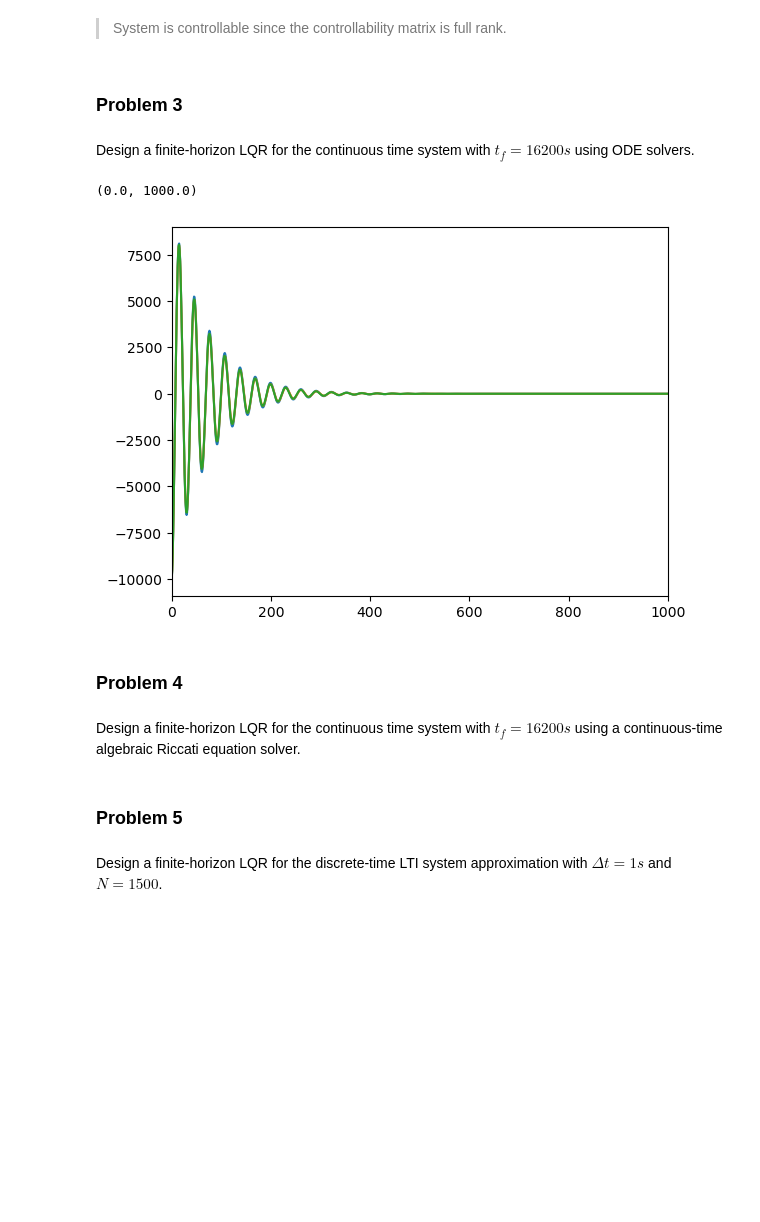
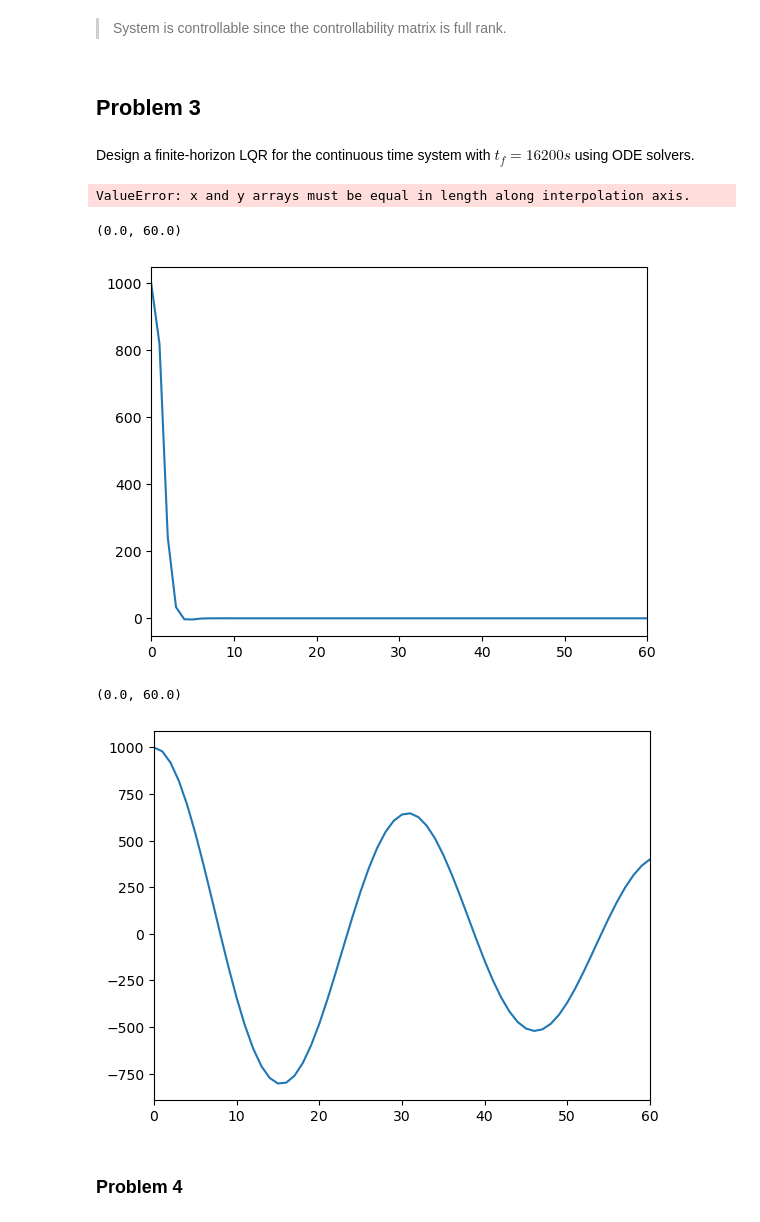
Before and after one commit to benlucke1/aem566, a Jupyter notebook: project1/aem566_project1_main.ipynb, the cells around one changed output. Saved outputs shown, nothing was run; the diff lists cells and outputs as text; code cells hidden in the pictures; blank space fills up the shorter version.

```diff
--- a/project1/aem566_project1_main.ipynb
+++ b/project1/aem566_project1_main.ipynb
@@ -50,14 +49,4 @@ nt_symbolic = smp.Symbol("n_t")
 # %%
-A_ct_sympy = smp.Matrix(
-    [
-        [0, 0, 0, 1, 0, 0],
-        [0, 0, 0, 0, 1, 0],
-        [0, 0, 0, 0, 0, 1],
-        [3 * nt_symbolic**2, 0, 0, 0, 2 * nt_symbolic, 0],
-        [0, 0, 0, -2 * nt_symbolic**2, 0, 0],
-        [0, 0, -(nt_symbolic**2), 0, 0, 0],
-    ]
-)
 A_ct_numpy = np.array(
     [
         [0, 0, 0, 1, 0, 0],
@@ -68,6 +57,14 @@ A_ct_numpy = np.array(
         [0, 0, -(nt**2), 0, 0, 0],
     ]
 )
-eigs_A_symbolic = A_ct_sympy.eigenvals().keys()
-vals, vecs = np.linalg.eig(A_ct_numpy)
-print(eigs_A_symbolic)
+B_ct_numpy = np.array(
+    [
+     [0, 0, 0],
+     [0, 0, 0],
+     [0, 0, 0],
+     [1, 0, 0],
+     [0, 1, 0],
+     [0, 0, 1]
+    ]
+)
+e = np.linalg.eig(A_ct_numpy)
@@ -80,13 +77,5 @@ $r_t$ will never be less than zero, and $\mu$ is a constant greter than zero, so
 Compute the controllability matrix for the continuous-time LTI system.
 # %%
-B_ct_sympy = smp.Matrix(
-    [[0, 0, 0], [0, 0, 0], [0, 0, 0], [1, 0, 0], [0, 1, 0], [0, 0, 1]]
-)
-
-B_ct_numpy = np.array(
-    [[0, 0, 0], [0, 0, 0], [0, 0, 0], [1, 0, 0], [0, 1, 0], [0, 0, 1]]
-)
-
 ctrb = ct.ctrb(A_ct_numpy, B_ct_numpy)
 print(np.linalg.matrix_rank(ctrb))
 # %% [output]
@@ -94,7 +85,7 @@ print(np.linalg.matrix_rank(ctrb))
 # %% [markdown]
 > System is controllable since the controllability matrix is full rank.
 # %% [markdown]
-### Problem 3
+## Problem 3
 # %% [markdown]
 Design a finite-horizon LQR for the continuous time system with $t_f = 16200 s$ using ODE solvers.
 # %%
@@ -160,6 +147,16 @@ sols_cl_case1 = sp.integrate.solve_ivp(
     y0=x0,
     args=(A_ct_numpy, B_ct_numpy, np.eye(3), P_case1, t_solve_case1),
 )
+# %%
+a = calc_u(P_case1, A_ct_numpy, np.eye(3), B_ct_numpy, (t_eval))
+# %% [output]
+ValueError: x and y arrays must be equal in length along interpolation axis.
+# %%
+plt.plot(sols_cl_case1.y[0,:])
+plt.xlim([0,60])
+# %% [output]
+(0.0, 60.0)
+[figure, added]
 # %%
 # Case 2
 
@@ -198,18 +195,3 @@ sols_cl_case3 = sp.integrate.solve_ivp(
     y0=x0,
     args=(A_ct_numpy, B_ct_numpy, 10000 * np.eye(3), P_case3, t_solve_case3),
 )
-# %%
-a = calc_u(P_case2, sols_cl_case2.y, np.eye(3), B_ct_numpy, t_solve_case2)
-
-fig, ax = plt.subplots()
-ax.plot(a[0, :])
-ax.plot(a[1, :])
-
-ax.set_xlim((0, 1000))
-# %% [output]
-(0.0, 1000.0)
-[figure, removed]
-# %% [markdown]
-### Problem 4
-# %% [markdown]
-Design a finite-horizon LQR for the continuous time system with $t_f = 16200 s$ using a continuous-time algebraic Riccati equation solver.
@@ -312,4 +197,0 @@ def plot_z(t_eval, sols, title='Case 1'):
-# %% [markdown]
-### Problem 5
-# %% [markdown]
-Design a finite-horizon LQR for the discrete-time LTI system approximation with $\Delta t = 1s$ and $N = 1500$.
@@ -375,0 +198,8 @@ P_
+# %%
+plt.plot(sols_cl_case2.y[0,:])
+plt.xlim([0, 60])
+# %% [output]
+(0.0, 60.0)
+[figure, added]
+# %% [markdown]
+### Problem 4
```
Also changed, not shown: parts of 36 cells of this notebook.
